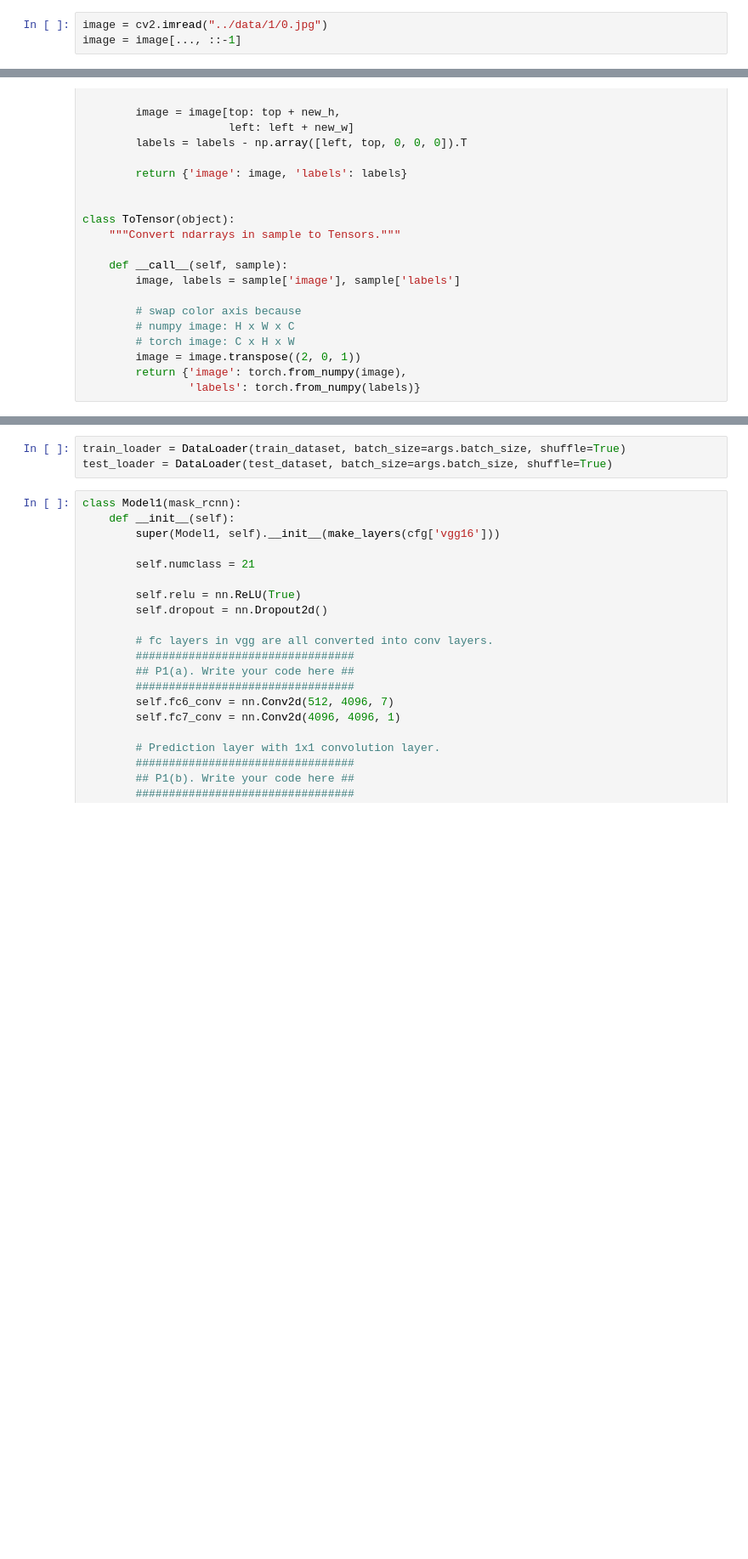
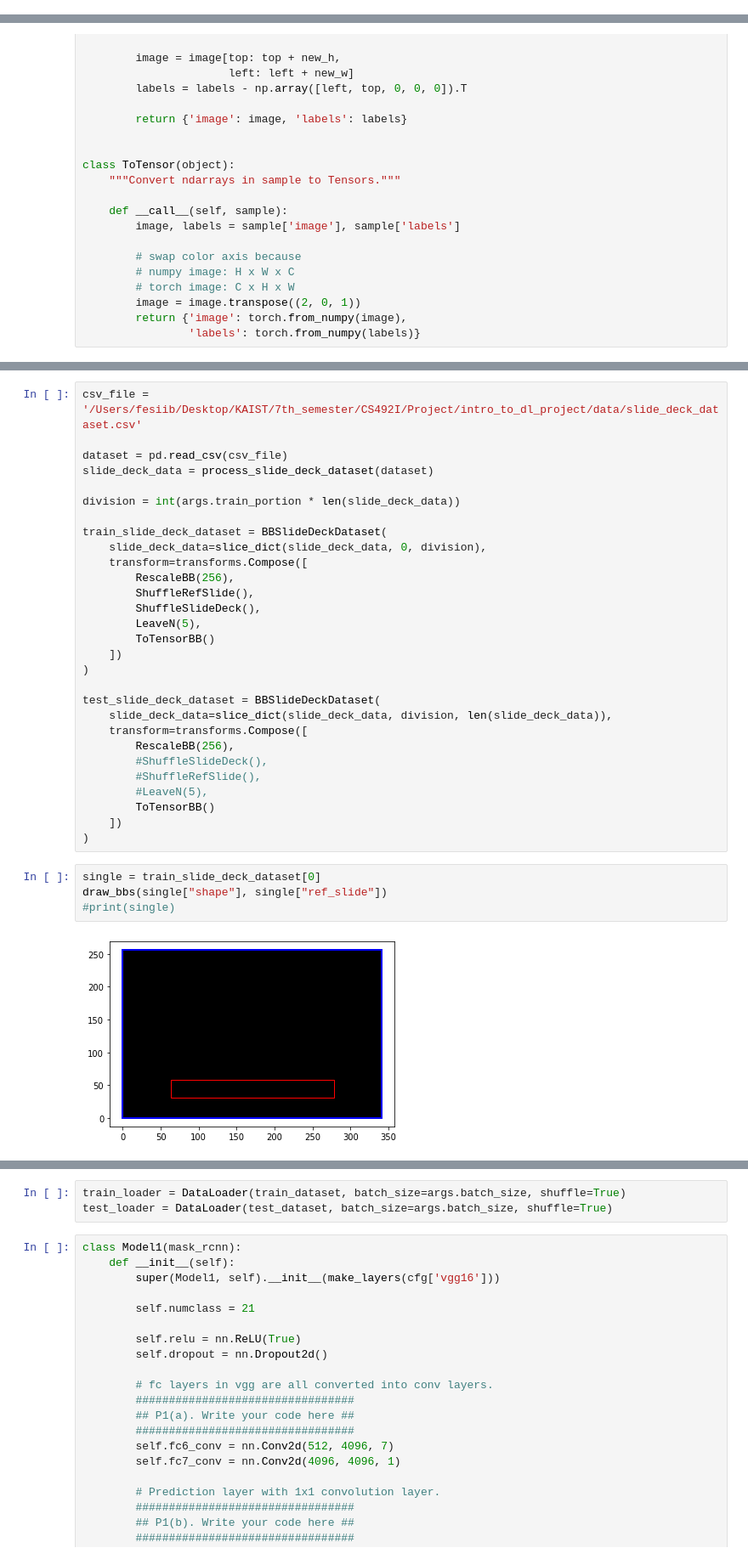
Before and after one commit to fesiib/cs492i-layout-generation, a Jupyter notebook: src/preprocess.ipynb, the cells around one changed output, grey strips where cells are left out. Shown: that part at 85% size. Cells and saved outputs as stored; diff of their text form; blank space fills up the shorter version.

```diff
--- a/src/preprocess.ipynb
+++ b/src/preprocess.ipynb
@@ -4,3 +0,0 @@ import cv2
-# %%
-image = cv2.imread("../data/1/0.jpg")
-image = image[..., ::-1]
@@ -280,6 +436,41 @@ def slice_dict(dictionary, l, r):
     for key in keys:
         ret_dictionary[key] = dictionary[key]
     return ret_dictionary
+# %%
+csv_file = '/Users/fesiib/Desktop/KAIST/7th_semester/CS492I/Project/intro_to_dl_project/data/slide_deck_dataset.csv'
+
+dataset = pd.read_csv(csv_file)
+slide_deck_data = process_slide_deck_dataset(dataset)
+
+division = int(args.train_portion * len(slide_deck_data))
+
+train_slide_deck_dataset = BBSlideDeckDataset(
+    slide_deck_data=slice_dict(slide_deck_data, 0, division),
+    transform=transforms.Compose([
+        RescaleBB(256),
+        ShuffleRefSlide(),
+        ShuffleSlideDeck(),
+        LeaveN(5),
+        ToTensorBB()
+    ])
+)
+
+test_slide_deck_dataset = BBSlideDeckDataset(
+    slide_deck_data=slice_dict(slide_deck_data, division, len(slide_deck_data)),
+    transform=transforms.Compose([
+        RescaleBB(256),
+        #ShuffleSlideDeck(),
+        #ShuffleRefSlide(),
+        #LeaveN(5),
+        ToTensorBB()
+    ])
+)
+# %%
+single = train_slide_deck_dataset[0]
+draw_bbs(single["shape"], single["ref_slide"])
+#print(single)
+# %% [output]
+[figure, added]
 # %%
 ### path to images folder
 root_dir = '/Users/fesiib/Desktop/KIXLab/dev/lecture-design-dataset/dataset/images/'
```
Also changed, not shown: parts of 14 cells of this notebook, 2 other files.
